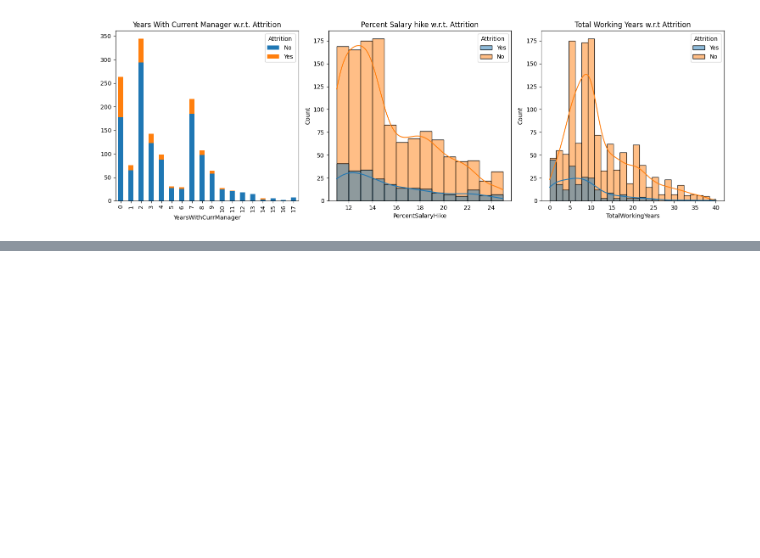
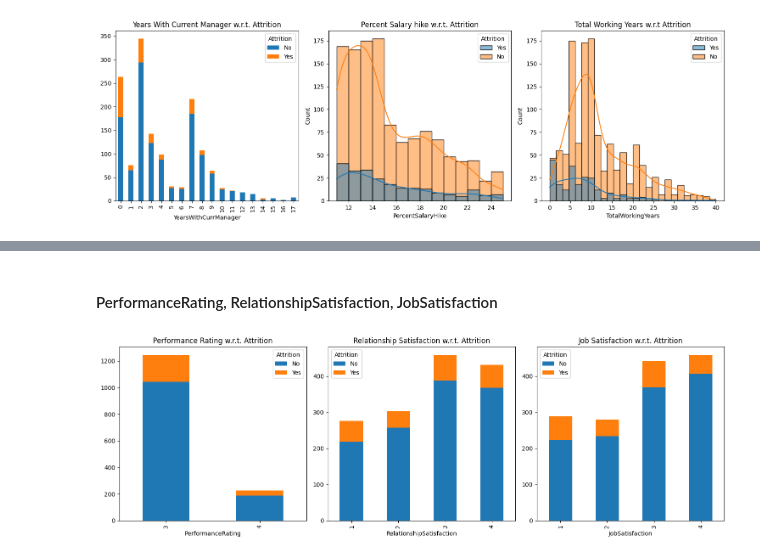
Before and after one commit to Akshay-Paunikar/IBM_Employee_Attrition_ML, a Jupyter notebook: notebook/IBM_Employee_Attrition_EDA.ipynb, the cells around one changed output, grey strips where cells are left out. Drawn from its saved outputs; the diff is of its cells as text; code cells hidden in the pictures; blank space fills up the shorter version.

```diff
--- a/notebook/IBM_Employee_Attrition_EDA.ipynb
+++ b/notebook/IBM_Employee_Attrition_EDA.ipynb
@@ -508,0 +602,39 @@ plt.show()
+# %% [markdown]
+#### PerformanceRating, RelationshipSatisfaction, JobSatisfaction
+# %%
+fig = plt.figure(figsize=(15,5))
+
+# PerformanceRating
+
+ax1 = plt.subplot2grid((1,3),(0,0))
+PR = data.groupby(['Attrition', 'PerformanceRating']).size().reset_index().pivot(
+    columns='Attrition', index='PerformanceRating', values=0)
+PR.plot(kind='bar', stacked=True, ax=ax1)
+# for i in ax1.containers:
+#     ax1.bar_label(i)
+plt.title("Performance Rating w.r.t. Attrition")
+
+# RelationshipSatisfaction
+
+ax2 = plt.subplot2grid((1,3),(0,1))
+RS = data.groupby(['Attrition', 'RelationshipSatisfaction']).size().reset_index().pivot(
+    columns='Attrition', index='RelationshipSatisfaction', values=0)
+RS.plot(kind='bar', stacked=True, ax=ax2)
+# for i in ax2.containers:
+#     ax2.bar_label(i)
+plt.title('Relationship Satisfaction w.r.t. Attrition')
+
+# JobSatisfaction
+
+ax3 = plt.subplot2grid((1,3),(0,2))
+JS = data.groupby(['Attrition', 'JobSatisfaction']).size().reset_index().pivot(
+    columns='Attrition', index='JobSatisfaction', values=0)
+JS.plot(kind='bar', stacked=True, ax=ax3)
+# for i in ax3.containers:
+#     ax3.bar_label(i)
+plt.title('Job Satisfaction w.r.t. Attrition')
+
+plt.tight_layout()
+plt.show()
+# %% [output]
+[figure, added]
```
Also changed, not shown: parts of 14 cells of this notebook.
